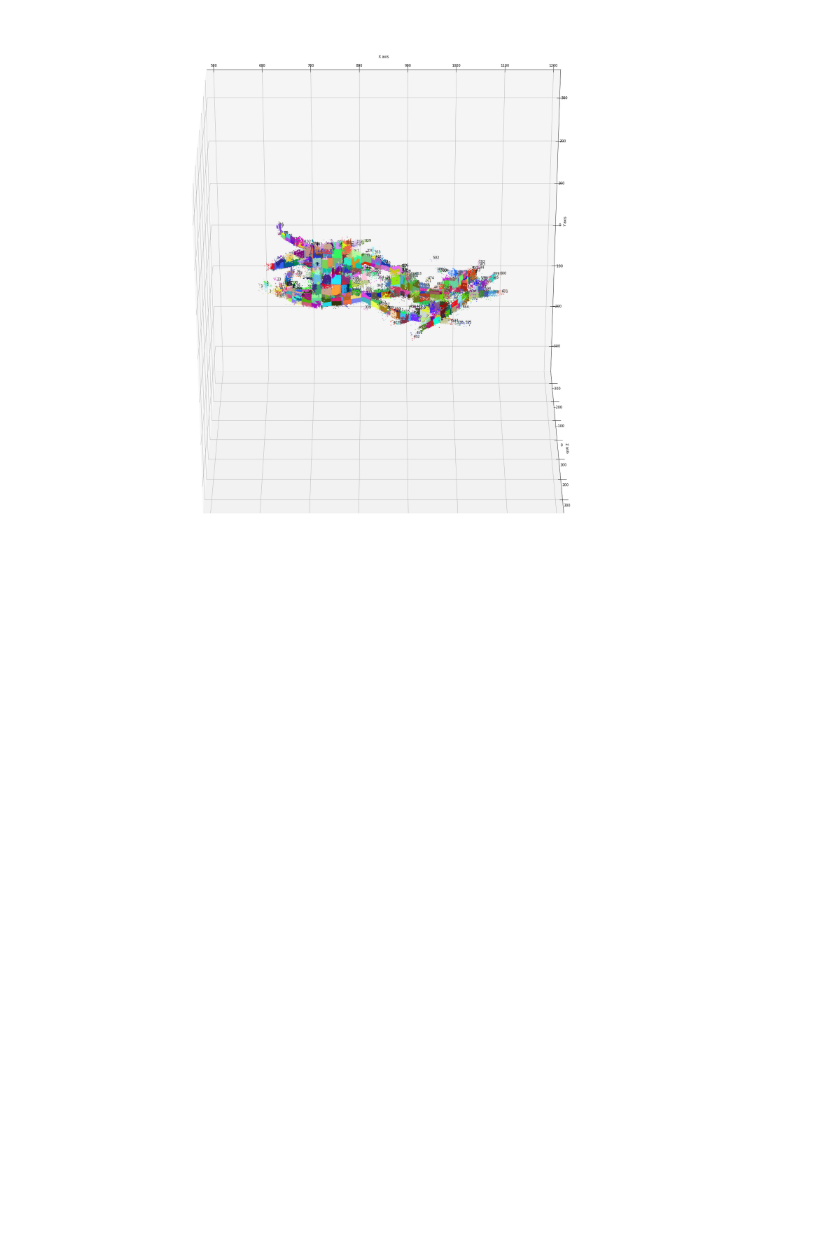
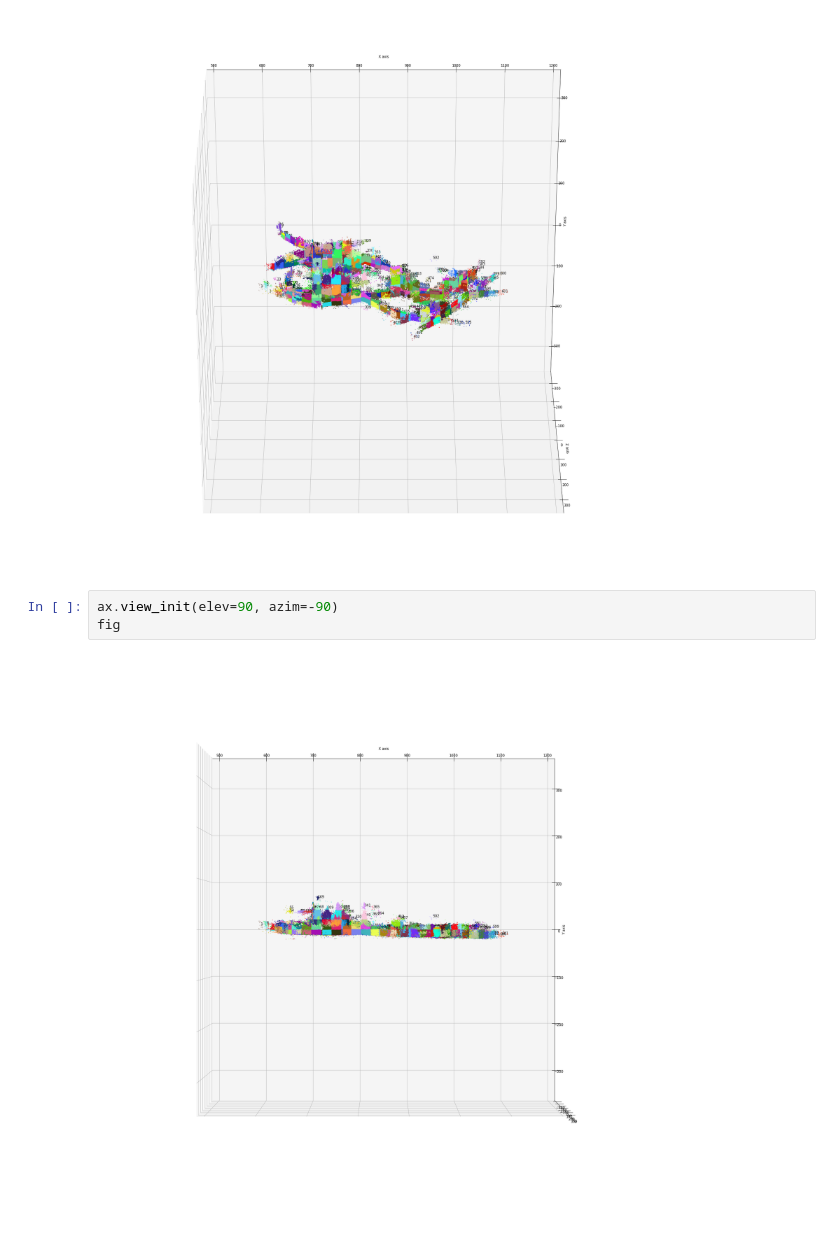
Before and after one commit to engineerjkk/MakingVoxels, a Jupyter notebook: MakingCovisibility.ipynb, the cells around one changed output. Drawn from its saved outputs; the diff is of its cells as text; blank space fills up the shorter version.

```diff
--- a/MakingCovisibility.ipynb
+++ b/MakingCovisibility.ipynb
@@ -92,3 +122,8 @@ plt.show()
 total_count :  31050
 real_count :  601
 [figure]
+# %%
+ax.view_init(elev=90, azim=-90)
+fig
+# %% [output]
+[figure, added]
```
Also changed, not shown: parts of 30 cells of this notebook.
